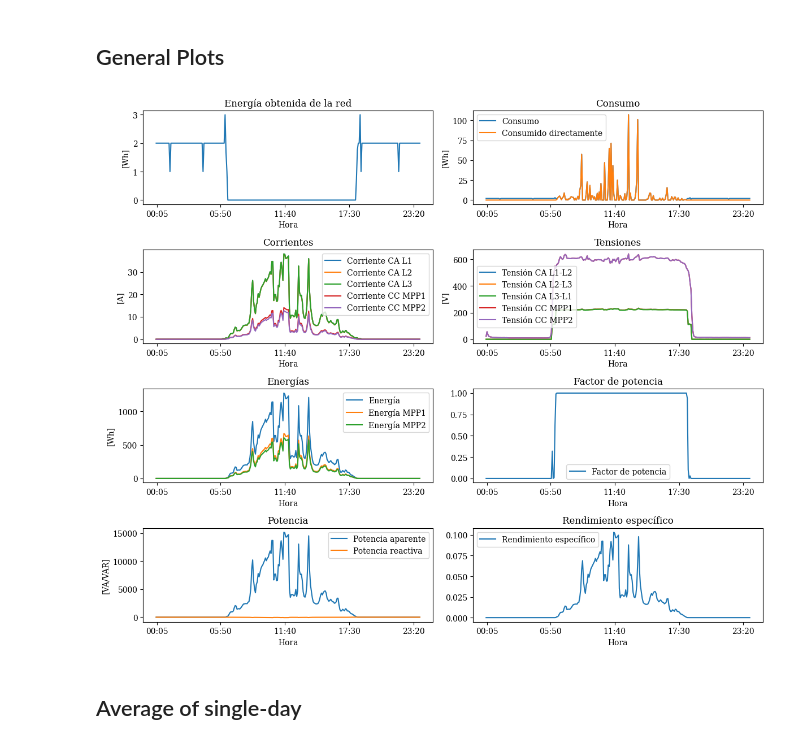
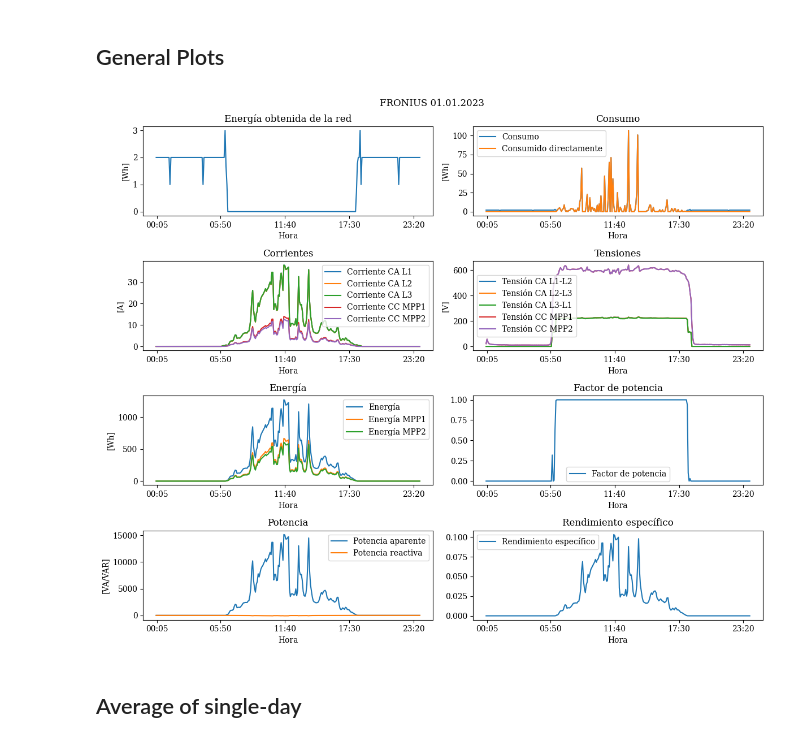
Before and after one commit to GustavoUNAL/Solar-1.233102--77.292833-, a Jupyter notebook: Notebooks/inversor.ipynb, the cells around one changed output. Cells and saved outputs as stored; diff of their text form; code cells hidden in the pictures.

```diff
--- a/Notebooks/inversor.ipynb
+++ b/Notebooks/inversor.ipynb
@@ -116,6 +124,8 @@ plt.tight_layout()
 # %%
 # multiplots
 fig, axs = plt.subplots(4, 2, figsize=(12, 10))
+
+fig.suptitle('FRONIUS 01.01.2023')
 
 #  grafica columna 'Energía obtenida de la red'
 axs[0, 0].plot(row_day['Hora'], row_day['Energía obtenida de la red'], label='Energía obtenida de la red')
@@ -179,7 +189,7 @@ axs[2, 0].plot(row_day['Hora'], row_day['Energía | FRONIUS Symo 15.0-3 208 (1)'
 axs[2, 0].plot(row_day['Hora'], row_day['Energía MPP1 | FRONIUS Symo 15.0-3 208 (1)'], label='Energía MPP1')
 #incluir columna 'Energía MPP2 | FRONIUS Symo 15.0-3 208 (1)'
 axs[2, 0].plot(row_day['Hora'], row_day['Energía MPP2 | FRONIUS Symo 15.0-3 208 (1)'], label='Energía MPP2')
-axs[2, 0].set_title('Energías')
+axs[2, 0].set_title('Energía')
 axs[2, 0].set_ylabel('[Wh]')
 axs[2, 0].set_xlabel('Hora')                         # Etiqueta eje x
 axs[2, 0].legend()
@@ -194,34 +204,34 @@ axs[2, 1].set_xlabel('Hora')                         # Etiqueta eje x
 axs[2, 1].legend()
 axs[2, 1].set_xticks([1,70,140,210,280])
 
 
 #  grafica columna 'Potencia aparente | FRONIUS Symo 15.0-3 208 (1)'
 axs[3, 0].plot(row_day['Hora'], row_day['Potencia aparente | FRONIUS Symo 15.0-3 208 (1)'], label='Potencia aparente')
 #incluir columna 'Potencia reactiva | FRONIUS Symo 15.0-3 208 (1)'
 axs[3, 0].plot(row_day['Hora'], row_day['Potencia reactiva | FRONIUS Symo 15.0-3 208 (1)'], label='Potencia reactiva')
 axs[3, 0].set_title('Potencia')
 axs[3, 0].set_ylabel('[VA/VAR]')
 axs[3, 0].set_xlabel('Hora')                         # Etiqueta eje x
 axs[3, 0].legend()
 axs[3, 0].set_xticks([1,70,140,210,280])
 
 
 
 #  grafica columna 'Rendimiento específico | FRONIUS Symo 15.0-3 208 (1)'
 axs[3, 1].plot(row_day['Hora'], row_day['Rendimiento específico | FRONIUS Symo 15.0-3 208 (1)'], label='Rendimiento específico')
 axs[3, 1].set_title('Rendimiento específico')
 # axs[3, 1].set_ylabel('[Wh]')
 axs[3, 1].set_xlabel('Hora')                         # Etiqueta eje x
 axs[3, 1].legend()
 axs[3, 1].set_xticks([1,70,140,210,280])
 
 
 # Ajustar el espacio entre los subplots
 plt.legend()
 plt.tight_layout()
 plt.show()
 # %% [output]
-[figure, old version]
+[figure, new version]
 # %% [markdown]
 ## Average of single-day
 # %%
```
Also changed, not shown: parts of 1 cell of this notebook, 3 other files.
